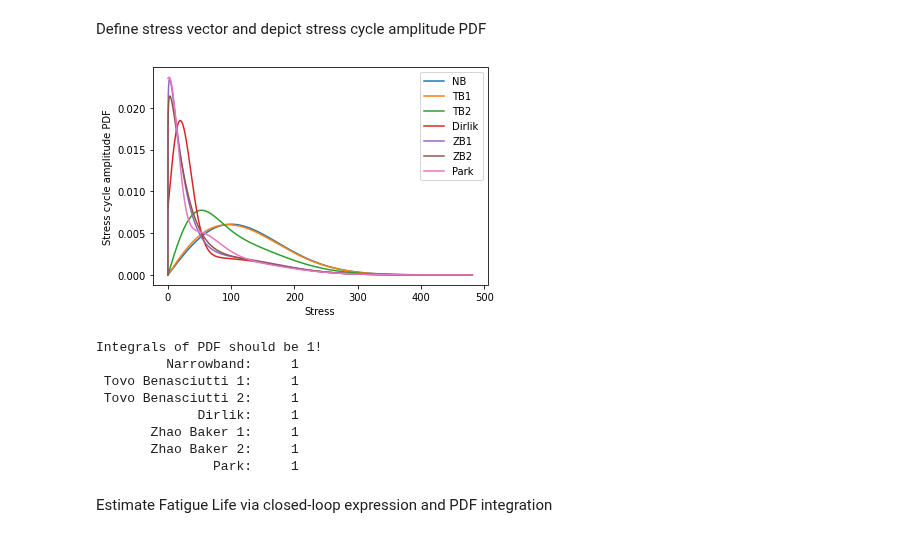
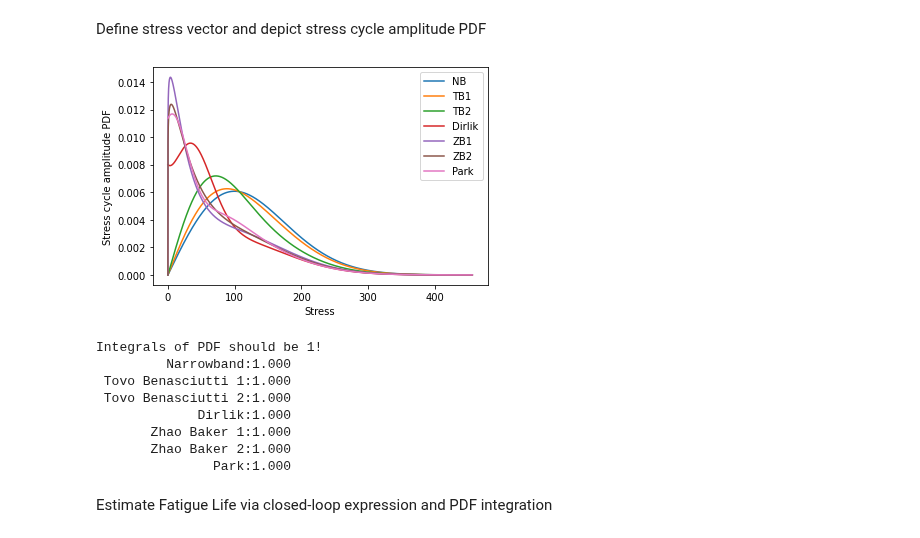
Before and after one commit to ladisk/FLife, a Jupyter notebook: FLife Showcase.ipynb, the cells around one changed output. Drawn from its saved outputs; the diff is of its cells as text; code cells hidden in the pictures.

Commit message:
Showcase update: SpectralData instantiation

```diff
--- a/FLife Showcase.ipynb
+++ b/FLife Showcase.ipynb
@@ -17,0 +85,10 @@ x = data['data'][:,1]
+# %%
+rg =  np.random.default_rng(seed)
+time_sd5, signal_sd5 = FLife.tools.random_gaussian(freq=freq, PSD=PSD, T=100, fs=fs, rg=rg)
+dt = time_sd5[1]
+
+sd5 = FLife.SpectralData(input=(signal_sd5,dt), nperseg=fs)
+
+# Get PSD data from spectralData object
+freq_sd = sd5.psd[:,0]
+PSD_sd = sd5.psd[:,1]
@@ -104,47 +181,46 @@ plt.legend();
 # %% [markdown]
 Define stress vector and depict stress cycle amplitude PDF
 # %%
-s = np.arange(0,np.max(x),.001)
+s = np.arange(0,np.max(signal_sd5),.001)
 
 #Show PDF functions
 plt.plot(s,nb.get_PDF(s), label='NB')
 plt.plot(s,tb.get_PDF(s, method='method 1'), label='TB1')
 plt.plot(s,tb.get_PDF(s, method='method 2'), label='TB2')
-plt.plot(s,dirlik.get_PDF(s), label='Dirlik')
+plt.plot(s,dk.get_PDF(s), label='Dirlik')
 plt.plot(s,zb.get_PDF(s, method='method 1'), label='ZB1')
 plt.plot(s,zb.get_PDF(s, method='method 2'), label='ZB2')
-plt.plot(s,park.get_PDF(s), label='Park')
+plt.plot(s,pk.get_PDF(s), label='Park')
 plt.xlabel('Stress')
 plt.ylabel('Stress cycle amplitude PDF')
 plt.legend()
 plt.show()
-
 
 #Integral of PDF should be 1!
 PDFs = {
     'Narrowband': quad(nb.get_PDF, a=0, b=np.Inf)[0],
     'Tovo Benasciutti 1': quad(tb.get_PDF, a=0, b=np.Inf, args=('method 1',))[0],
     'Tovo Benasciutti 2': quad(tb.get_PDF, a=0, b=np.Inf, args=('method 2',))[0],
-    'Dirlik': quad(dirlik.get_PDF, a=0, b=np.Inf)[0],
+    'Dirlik': quad(dk.get_PDF, a=0, b=np.Inf)[0],
     'Zhao Baker 1': quad(zb.get_PDF, a=0, b=np.Inf, args=('method 1',))[0],
     'Zhao Baker 2': quad(zb.get_PDF, a=0, b=np.Inf, args=('method 2',))[0],
-    'Park': quad(park.get_PDF, a=0, b=np.Inf)[0],
-
+    'Park': quad(pk.get_PDF, a=0, b=np.Inf)[0],
+    #'Jun Park': quad(jp.get_PDF, a=0, b=np.Inf)[0] # Correction factor scales the PDF
 }
 
 print('Integrals of PDF should be 1!')
 for method, value in PDFs.items():
-    print(f'{method:>19s}:{value:6.0f}')
+    print(f'{method:>19s}:{value:.3f}')
 # %% [output]
-[figure, old version]
+[figure, new version]
 Integrals of PDF should be 1!
-         Narrowband:     1
- Tovo Benasciutti 1:     1
- Tovo Benasciutti 2:     1
-             Dirlik:     1
-       Zhao Baker 1:     1
-       Zhao Baker 2:     1
-               Park:     1
+         Narrowband:1.000
+ Tovo Benasciutti 1:1.000
+ Tovo Benasciutti 2:1.000
+             Dirlik:1.000
+       Zhao Baker 1:1.000
+       Zhao Baker 2:1.000
+               Park:1.000
 # %% [markdown]
 Estimate Fatigue Life via closed-loop expression and PDF integration
 # %%
```
Also changed, not shown: parts of 21 cells of this notebook.
